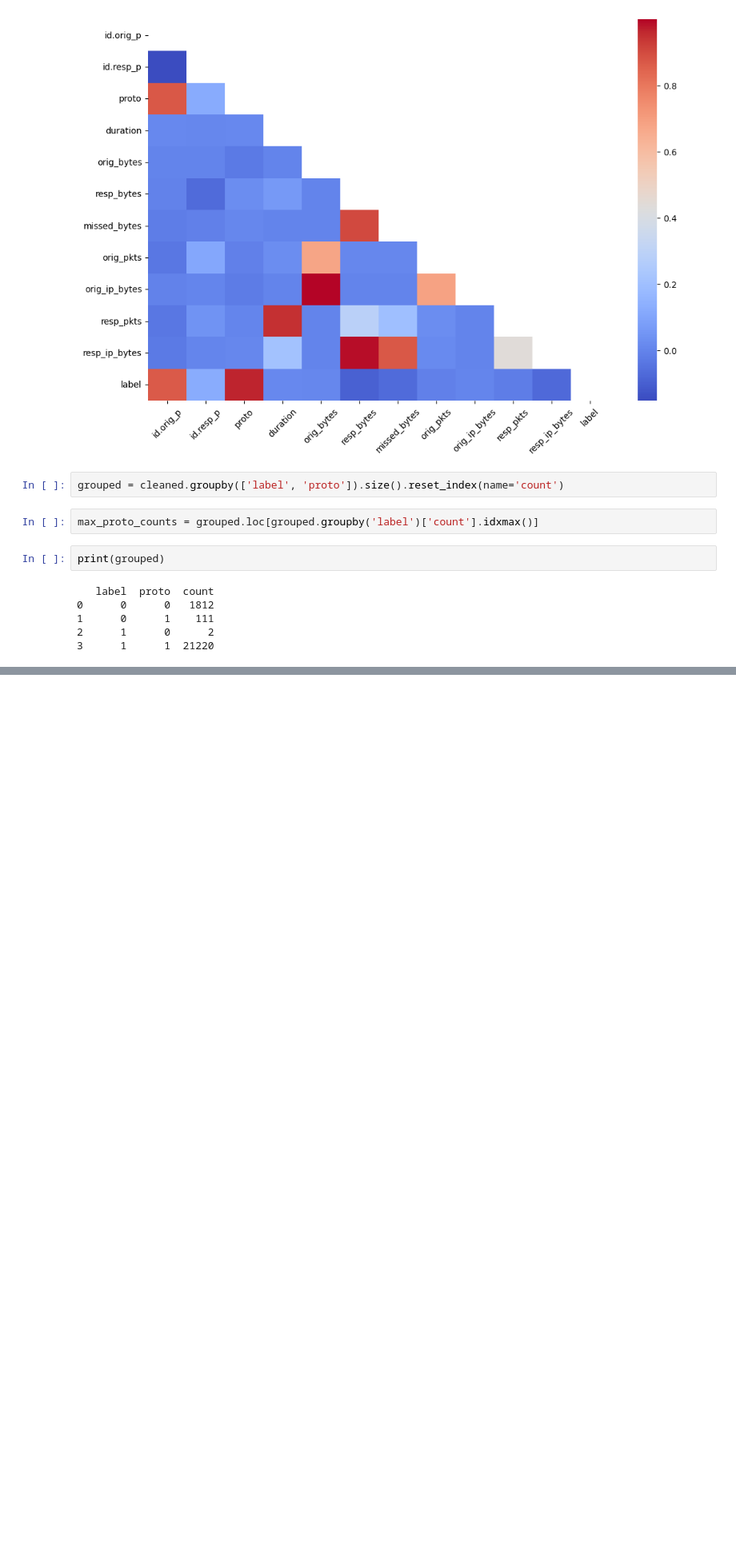
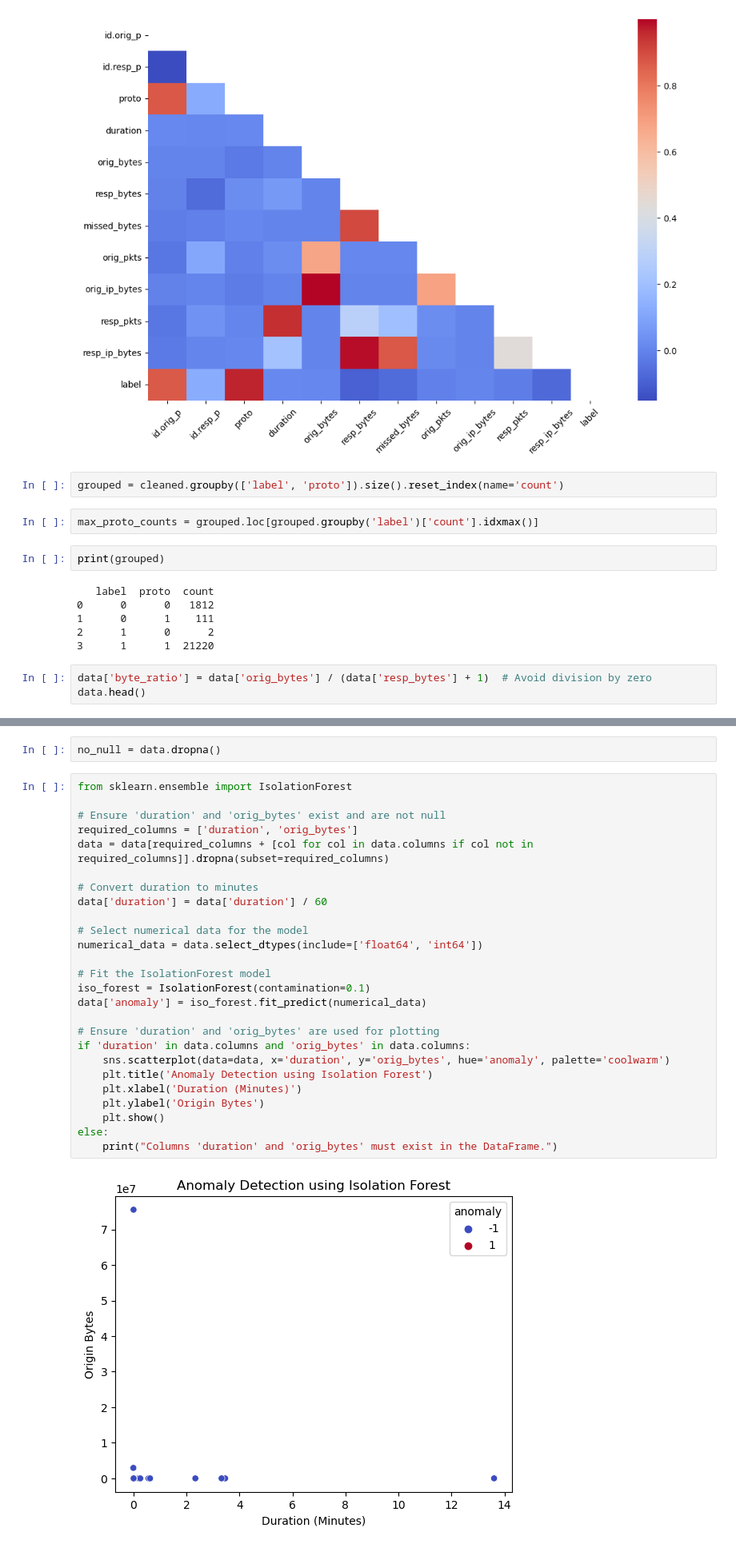
Before and after one commit to sdave777/Internet-of-Things_IDS_Data, a Jupyter notebook: Scratch.ipynb, the cells around one changed output, grey strips where cells are left out. Shown at 80% size. Saved outputs shown, nothing was run; the diff lists cells and outputs as text; blank space fills up the shorter version.

```diff
--- a/Scratch.ipynb
+++ b/Scratch.ipynb
@@ -452,3 +457,6 @@ print(grouped)
 1      0      1    111
 2      1      0      2
 3      1      1  21220
+# %%
+data['byte_ratio'] = data['orig_bytes'] / (data['resp_bytes'] + 1)  # Avoid division by zero
+data.head()
@@ -454,0 +470,30 @@ print(grouped)
+# %%
+no_null = data.dropna()
+# %%
+from sklearn.ensemble import IsolationForest
+
+# Ensure 'duration' and 'orig_bytes' exist and are not null
+required_columns = ['duration', 'orig_bytes']
+data = data[required_columns + [col for col in data.columns if col not in required_columns]].dropna(subset=required_columns)
+
+# Convert duration to minutes
+data['duration'] = data['duration'] / 60
+
+# Select numerical data for the model
+numerical_data = data.select_dtypes(include=['float64', 'int64'])
+
+# Fit the IsolationForest model
+iso_forest = IsolationForest(contamination=0.1)
+data['anomaly'] = iso_forest.fit_predict(numerical_data)
+
+# Ensure 'duration' and 'orig_bytes' are used for plotting
+if 'duration' in data.columns and 'orig_bytes' in data.columns:
+    sns.scatterplot(data=data, x='duration', y='orig_bytes', hue='anomaly', palette='coolwarm')
+    plt.title('Anomaly Detection using Isolation Forest')
+    plt.xlabel('Duration (Minutes)')
+    plt.ylabel('Origin Bytes')
+    plt.show()
+else:
+    print("Columns 'duration' and 'orig_bytes' must exist in the DataFrame.")
+# %% [output]
+[figure, added]
```
Also changed, not shown: parts of 6 cells of this notebook, 1 other file.
